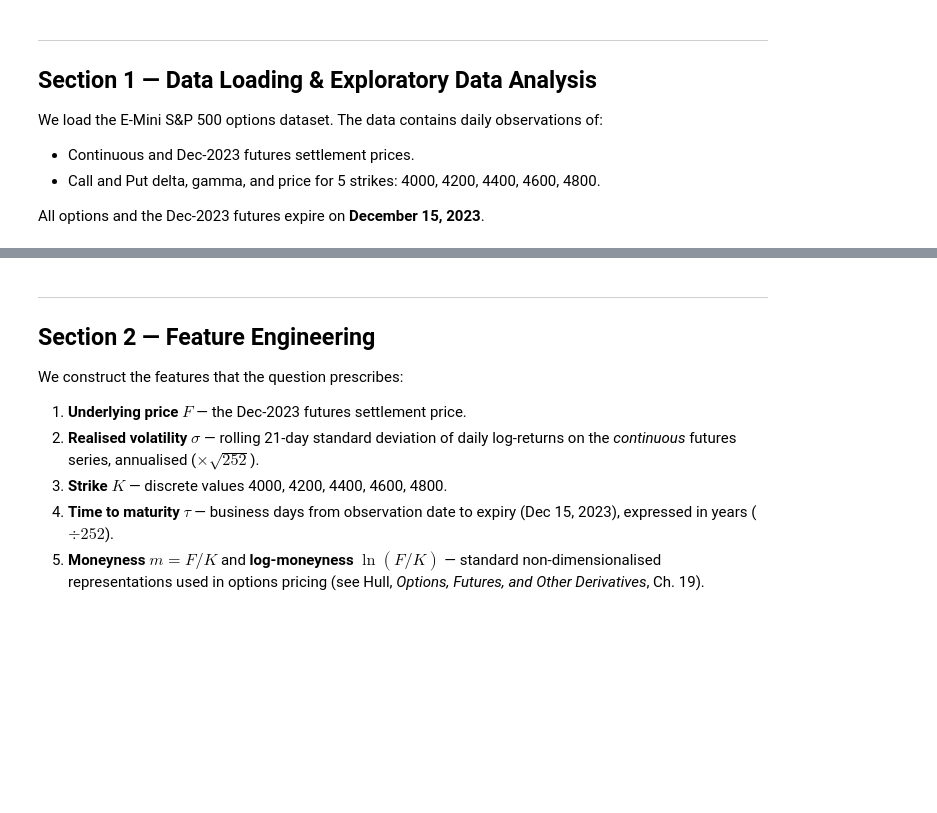
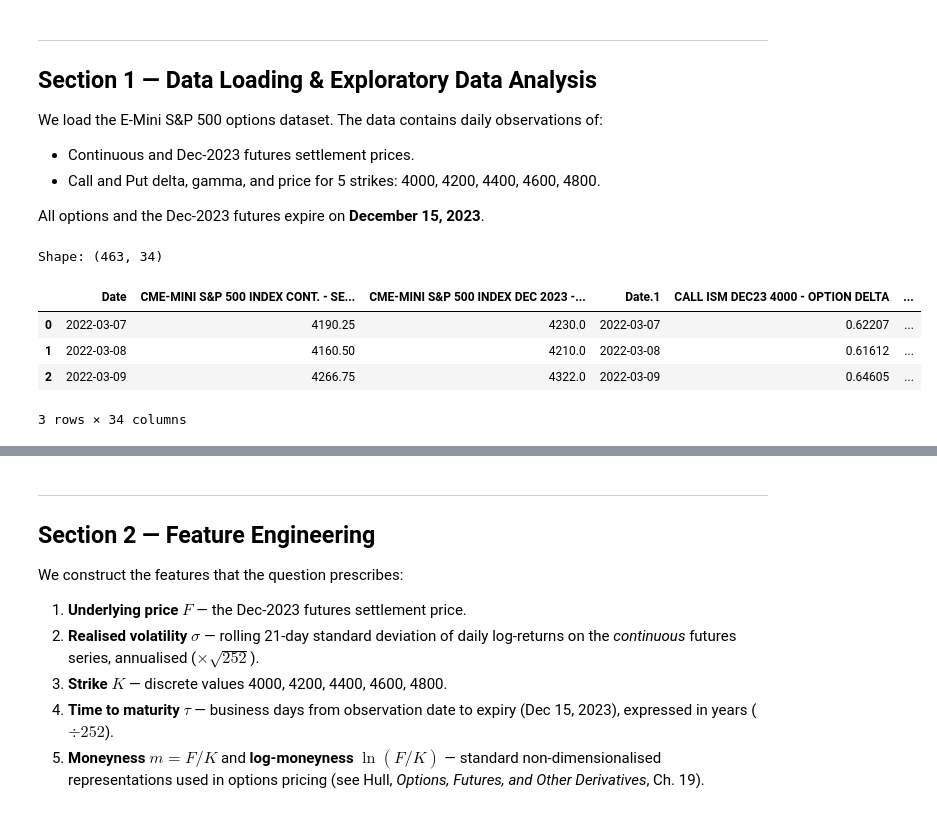
Before and after one commit to stfgrz/21046-mlf-ps, a Jupyter notebook: src/21046_group12.ipynb, the cells around one changed output, grey strips where cells are left out. Saved outputs shown, nothing was run; the diff lists cells and outputs as text; code cells hidden in the pictures; blank space fills up the shorter version.

```diff
--- a/src/21046_group12.ipynb
+++ b/src/21046_group12.ipynb
@@ -83,9 +89,19 @@ We load the E-Mini S&P 500 options dataset. The data contains daily observations
 All options and the Dec-2023 futures expire on **December 15, 2023**.
 # %%
 # == 1.1 Load raw data =========================================================
-raw = pd.read_csv('../data/takehome21046data2026.csv')
+# GitHub permalink: https://github.com/stfgrz/21046-mlf-ps/blob/c2ea2967fcdead9179826f98a46758e8fb703253/data/takehome21046data2026.csv
+# Converted to raw URL for pandas compatibility:
+url = 'https://raw.githubusercontent.com/stfgrz/21046-mlf-ps/c2ea2967fcdead9179826f98a46758e8fb703253/data/takehome21046data2026.csv'
+raw = pd.read_csv(url)
 print(f"Shape: {raw.shape}")
 raw.head(3)
+# %% [output]
+Shape: (463, 34)
+|  | Date | CME-MINI S&P 500 INDEX CONT. - SE... | CME-MINI S&P 500 INDEX DEC 2023 -... | Date.1 | CALL ISM DEC23 4000 - OPTION DELTA | ... |
+| 0 | 2022-03-07 | 4190.25 | 4230.0 | 2022-03-07 | 0.62207 | ... |
+| 1 | 2022-03-08 | 4160.50 | 4210.0 | 2022-03-08 | 0.61612 | ... |
+| 2 | 2022-03-09 | 4266.75 | 4322.0 | 2022-03-09 | 0.64605 | ... |
+3 rows × 34 columns
 # %%
 # == 1.2 Rename columns for convenience ========================================
 col_map = {}
```
Also changed, not shown: parts of 20 cells of this notebook.
